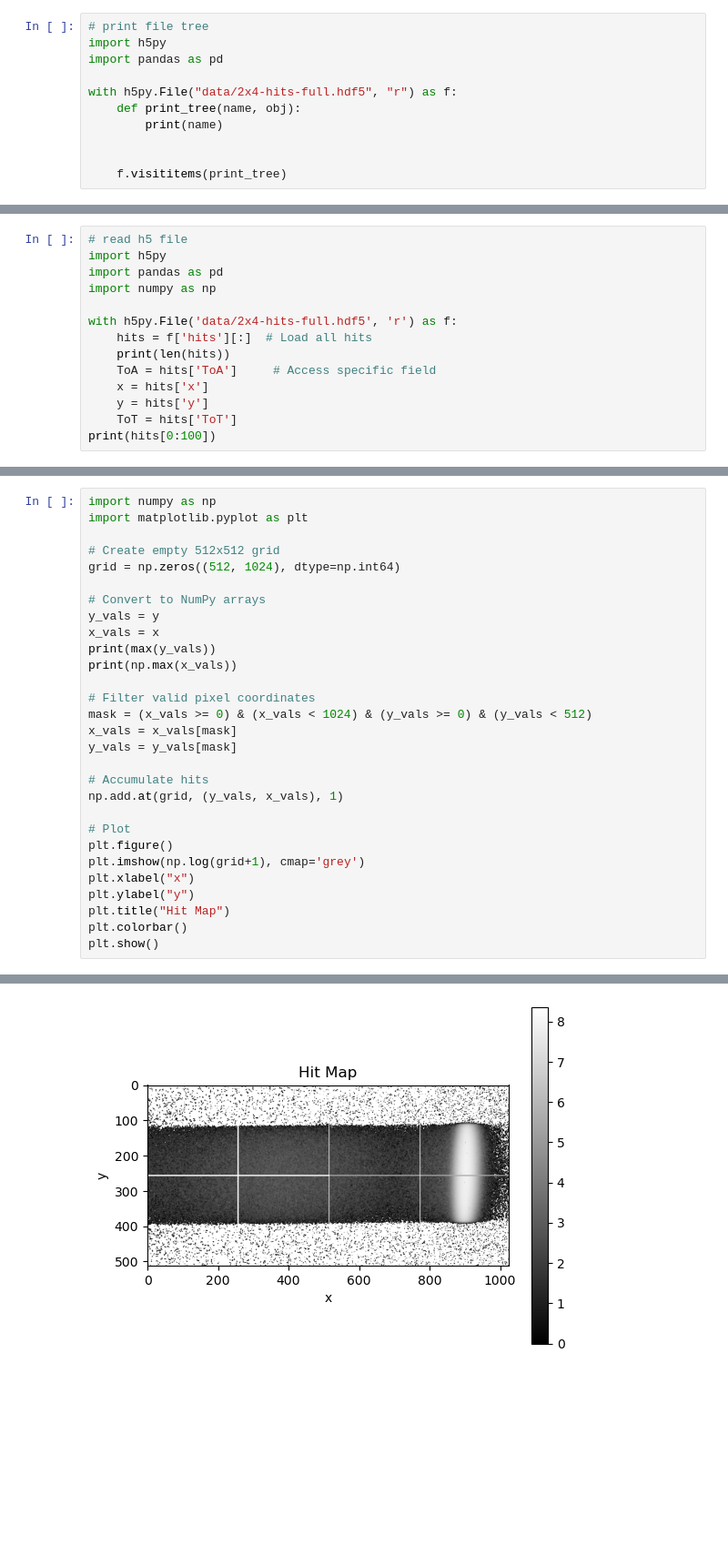
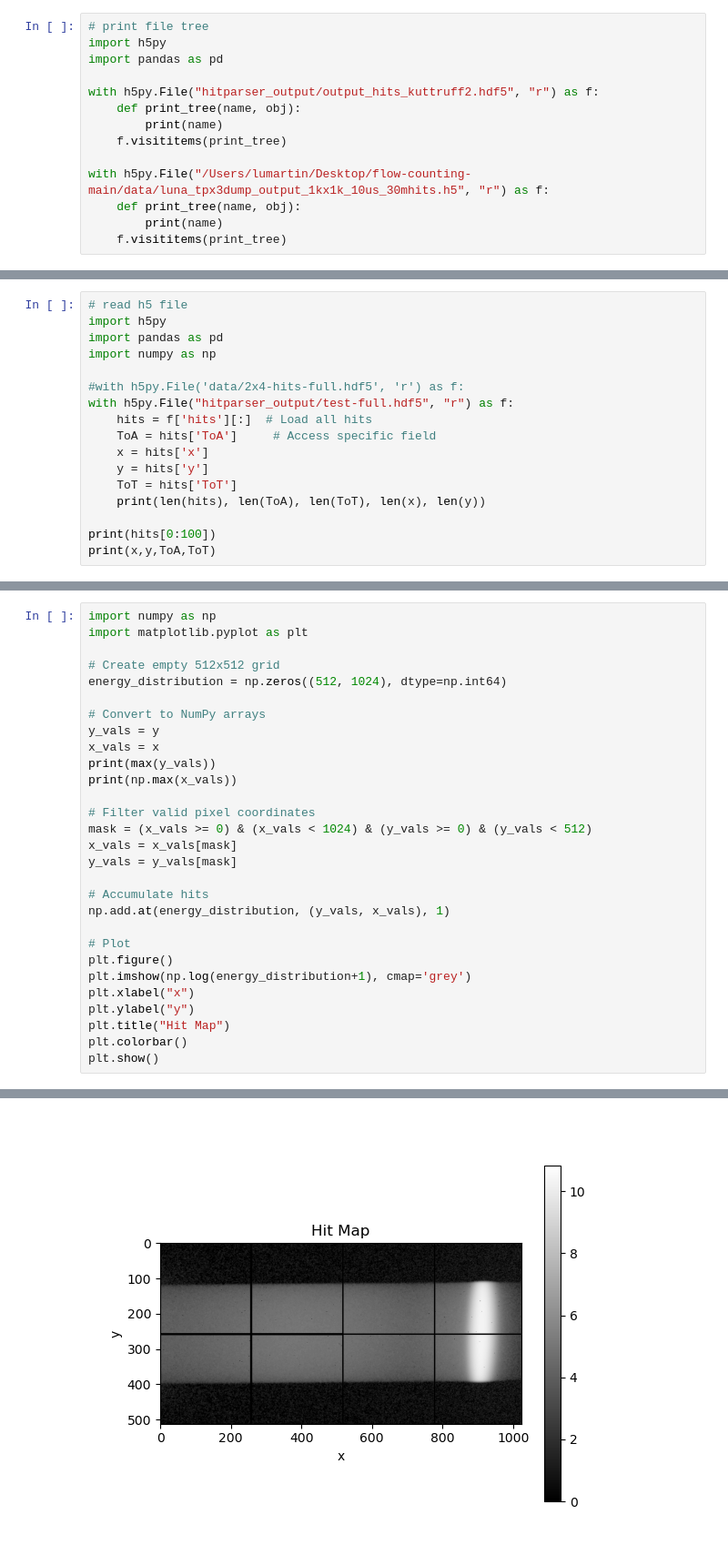
Before and after one commit to khade12345/flow-counting, a Jupyter notebook: file_inspector.ipynb, the cells around one changed output, grey strips where cells are left out. Shown at 91% size. Cells and saved outputs as stored; diff of their text form; blank space fills up the shorter version.

```diff
--- a/file_inspector.ipynb
+++ b/file_inspector.ipynb
@@ -3,10 +3,13 @@
 import h5py
 import pandas as pd
 
-with h5py.File("data/2x4-hits-full.hdf5", "r") as f:
+with h5py.File("hitparser_output/output_hits_kuttruff2.hdf5", "r") as f:
     def print_tree(name, obj):
         print(name)
+    f.visititems(print_tree)
 
-
+with h5py.File("/Users/lumartin/Desktop/flow-counting-main/data/luna_tpx3dump_output_1kx1k_10us_30mhits.h5", "r") as f:
+    def print_tree(name, obj):
+        print(name)
     f.visititems(print_tree)
 # %% [output]
@@ -20,12 +26,15 @@ import h5py
 import pandas as pd
 import numpy as np
 
-with h5py.File('data/2x4-hits-full.hdf5', 'r') as f:
+#with h5py.File('data/2x4-hits-full.hdf5', 'r') as f:
+with h5py.File("hitparser_output/test-full.hdf5", "r") as f:
     hits = f['hits'][:]  # Load all hits
-    print(len(hits))
     ToA = hits['ToA']     # Access specific field
     x = hits['x']
     y = hits['y']
     ToT = hits['ToT']
+    print(len(hits), len(ToA), len(ToT), len(x), len(y))
+
 print(hits[0:100])
+print(x,y,ToA,ToT)
 # %% [output]
@@ -82,7 +178,7 @@ import numpy as np
 import matplotlib.pyplot as plt
 
 # Create empty 512x512 grid
-grid = np.zeros((512, 1024), dtype=np.int64)
+energy_distribution = np.zeros((512, 1024), dtype=np.int64)
 
 # Convert to NumPy arrays
 y_vals = y
@@ -96,11 +192,11 @@ x_vals = x_vals[mask]
 y_vals = y_vals[mask]
 
 # Accumulate hits
-np.add.at(grid, (y_vals, x_vals), 1)
+np.add.at(energy_distribution, (y_vals, x_vals), 1)
 
 # Plot
 plt.figure()
-plt.imshow(np.log(grid+1), cmap='grey')
+plt.imshow(np.log(energy_distribution+1), cmap='grey')
 plt.xlabel("x")
 plt.ylabel("y")
 plt.title("Hit Map")
@@ -112 +208 @@ plt.show()
-[figure, old version]
+[figure, new version]
```
Also changed, not shown: parts of 30 cells of this notebook, 4 other files.
